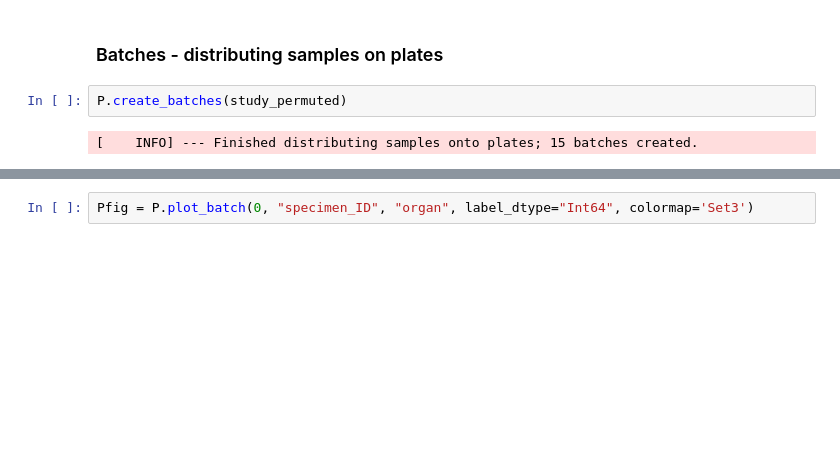
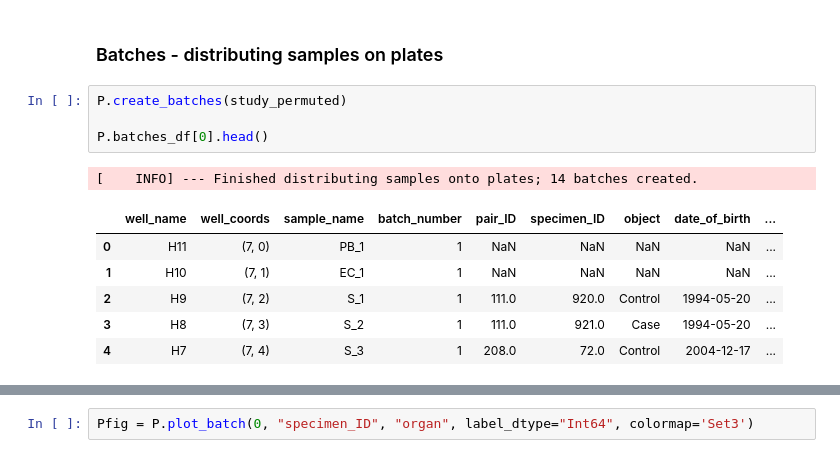
Before and after one commit to ssi-dk/CD-MRG-PlatePlanner, a Jupyter notebook: tutorial.ipynb, the cells around one changed output, grey strips where cells are left out. Saved outputs shown, nothing was run; the diff lists cells and outputs as text; blank space fills up the shorter version.

```diff
--- a/tutorial.ipynb
+++ b/tutorial.ipynb
@@ -91,7 +91,15 @@ study_permuted = study.loc[permutation_order].reset_index()
 ### Batches - distributing samples on plates
 # %%
 P.create_batches(study_permuted)
+
+P.batches_df[0].head()
 # %% [output]
-[    INFO] --- Finished distributing samples onto plates; 15 batches created.
+[    INFO] --- Finished distributing samples onto plates; 14 batches created.
+|  | well_name | well_coords | sample_name | batch_number | pair_ID | specimen_ID | object | date_of_birth | ... |
+| 0 | H11 | (7, 0) | PB_1 | 1 | NaN | NaN | NaN | NaN | ... |
+| 1 | H10 | (7, 1) | EC_1 | 1 | NaN | NaN | NaN | NaN | ... |
+| 2 | H9 | (7, 2) | S_1 | 1 | 111.0 | 920.0 | Control | 1994-05-20 | ... |
+| 3 | H8 | (7, 3) | S_2 | 1 | 111.0 | 921.0 | Case | 1994-05-20 | ... |
+| 4 | H7 | (7, 4) | S_3 | 1 | 208.0 | 72.0 | Control | 2004-12-17 | ... |
 # %% [markdown]
 ### Save to files
```
Also changed, not shown: parts of 2 cells of this notebook.
